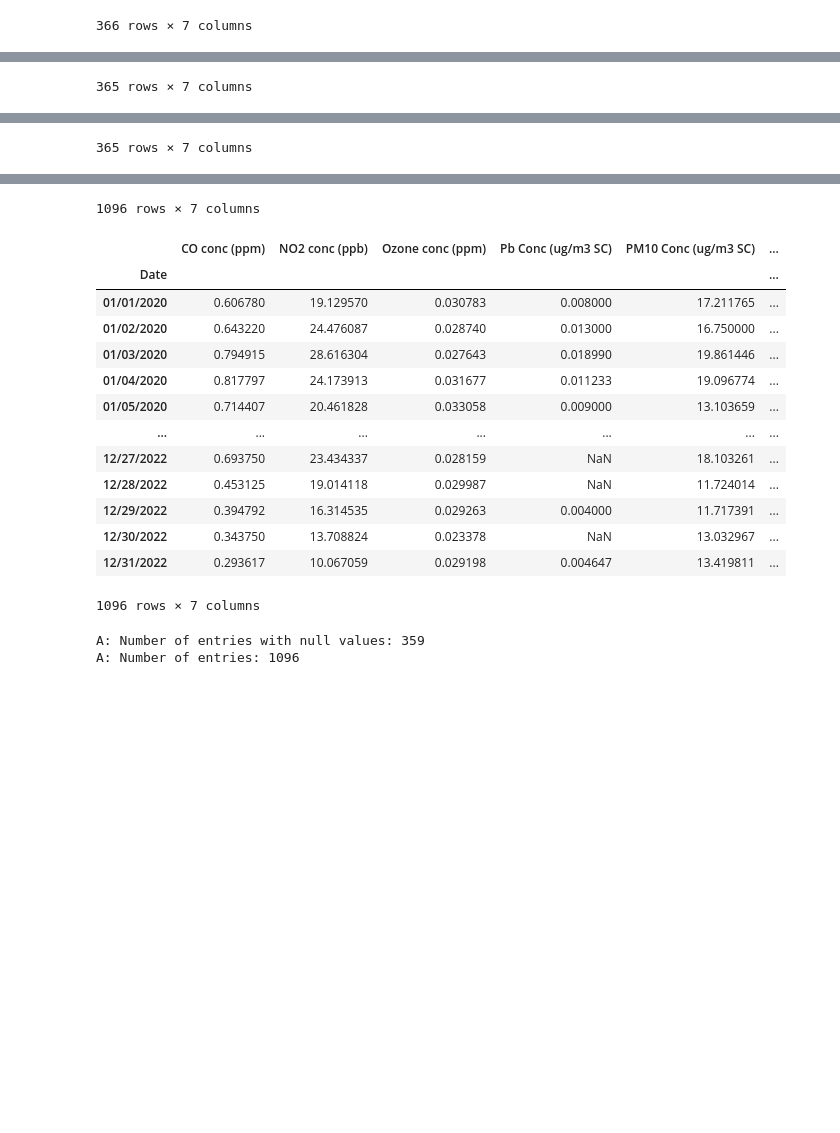
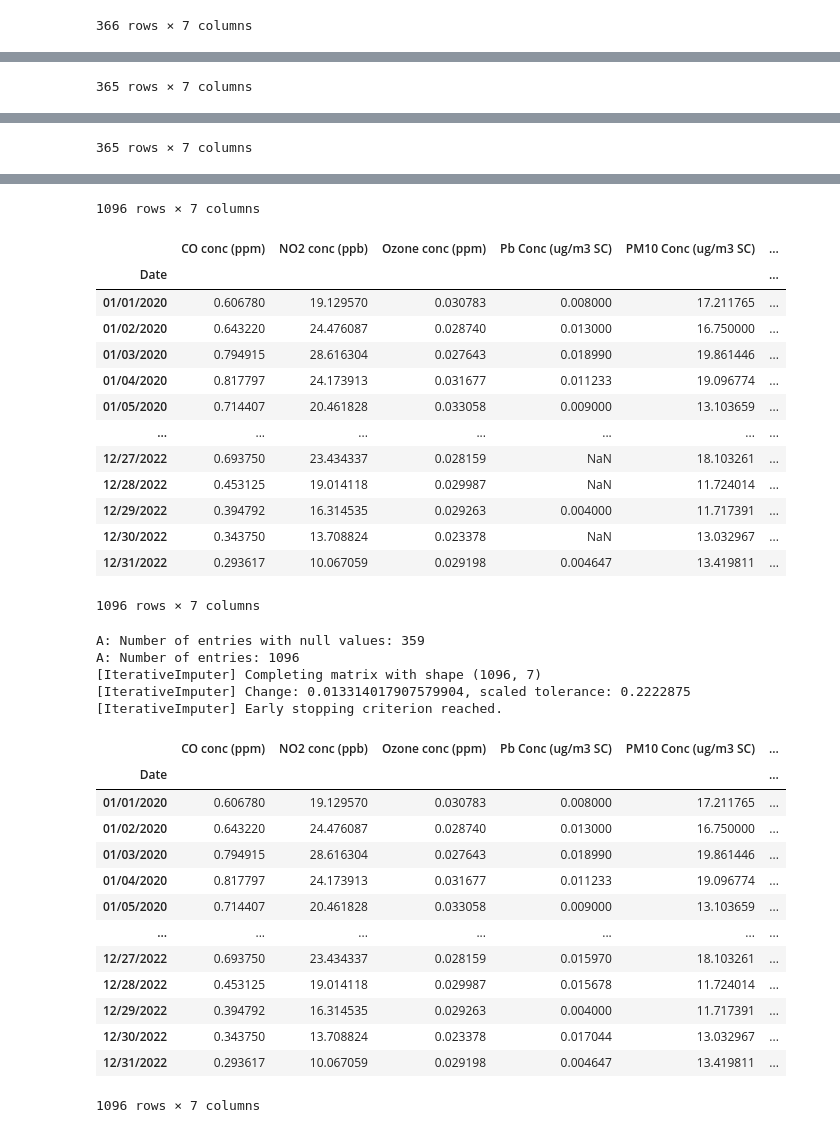
Before and after one commit to YSHebron/cs180-final-project, a Jupyter notebook: cs180-fp-2.ipynb, the cells around one changed output, grey strips where cells are left out. Cells and saved outputs as stored; diff of their text form; code cells hidden in the pictures; blank space fills up the shorter version.

Commit message:
feat: dataA imputation done, to find and merge with dataB

```diff
--- a/cs180-fp-2.ipynb
+++ b/cs180-fp-2.ipynb
@@ -55,6 +55,21 @@ import seaborn as sns
 # Dataset A impute
 print("A: Number of entries with null values:", dataA.isna().any(axis=1).sum())
 print("A: Number of entries:", dataA.shape[0])
+
+# These imports are important, imputer relies on them.
+
+from sklearn import preprocessing
+from sklearn.impute import SimpleImputer
+from sklearn.experimental import enable_iterative_imputer   # Important!
+from sklearn.impute import IterativeImputer     # default imputer is BayesianRidge
+
+from sklearn.linear_model import BayesianRidge
+
+# Initialize imputer
+imp = IterativeImputer(max_iter=100, random_state=1, verbose=True)
+dataA[:] = imp.fit_transform(dataA)
+
+dataA
 # %% [output]
 |  | Daily Max 8-hour CO Concentration | Daily Max 1-hour NO2 Concentration | Daily Max 8-hour Ozone Concentration | Daily Mean Pb Concentration | ... |
 | Date |  |  |  |  | ... |
@@ -101,30 +116,47 @@ print("A: Number of entries:", dataA.shape[0])
 |  | Daily Max 8-hour CO Concentration | Daily Max 1-hour NO2 Concentration | Daily Max 8-hour Ozone Concentration | Daily Mean Pb Concentration | ... |
 | Date |  |  |  |  | ... |
 | 01/01/2020 | 0.606780 | 19.129570 | 0.030783 | 0.008000 | ... |
 | 01/02/2020 | 0.643220 | 24.476087 | 0.028740 | 0.013000 | ... |
 | 01/03/2020 | 0.794915 | 28.616304 | 0.027643 | 0.018990 | ... |
 | 01/04/2020 | 0.817797 | 24.173913 | 0.031677 | 0.011233 | ... |
 | 01/05/2020 | 0.714407 | 20.461828 | 0.033058 | 0.009000 | ... |
 | ... | ... | ... | ... | ... | ... |
 | 12/27/2022 | 0.693750 | 23.434337 | 0.028159 | NaN | ... |
 | 12/28/2022 | 0.453125 | 19.014118 | 0.029987 | NaN | ... |
 | 12/29/2022 | 0.394792 | 16.314535 | 0.029263 | 0.004000 | ... |
 | 12/30/2022 | 0.343750 | 13.708824 | 0.023378 | NaN | ... |
 | 12/31/2022 | 0.293617 | 10.067059 | 0.029198 | 0.004647 | ... |
 1096 rows × 7 columns
 |  | CO conc (ppm) | NO2 conc (ppb) | Ozone conc (ppm) | Pb Conc (ug/m3 SC) | PM10 Conc (ug/m3 SC) | ... |
 | Date |  |  |  |  |  | ... |
 | 01/01/2020 | 0.606780 | 19.129570 | 0.030783 | 0.008000 | 17.211765 | ... |
 | 01/02/2020 | 0.643220 | 24.476087 | 0.028740 | 0.013000 | 16.750000 | ... |
 | 01/03/2020 | 0.794915 | 28.616304 | 0.027643 | 0.018990 | 19.861446 | ... |
 | 01/04/2020 | 0.817797 | 24.173913 | 0.031677 | 0.011233 | 19.096774 | ... |
 | 01/05/2020 | 0.714407 | 20.461828 | 0.033058 | 0.009000 | 13.103659 | ... |
 | ... | ... | ... | ... | ... | ... | ... |
 | 12/27/2022 | 0.693750 | 23.434337 | 0.028159 | NaN | 18.103261 | ... |
 | 12/28/2022 | 0.453125 | 19.014118 | 0.029987 | NaN | 11.724014 | ... |
 | 12/29/2022 | 0.394792 | 16.314535 | 0.029263 | 0.004000 | 11.717391 | ... |
 | 12/30/2022 | 0.343750 | 13.708824 | 0.023378 | NaN | 13.032967 | ... |
 | 12/31/2022 | 0.293617 | 10.067059 | 0.029198 | 0.004647 | 13.419811 | ... |
 1096 rows × 7 columns
 A: Number of entries with null values: 359
 A: Number of entries: 1096
+[IterativeImputer] Completing matrix with shape (1096, 7)
+[IterativeImputer] Change: 0.013314017907579904, scaled tolerance: 0.2222875
+[IterativeImputer] Early stopping criterion reached.
+|  | CO conc (ppm) | NO2 conc (ppb) | Ozone conc (ppm) | Pb Conc (ug/m3 SC) | PM10 Conc (ug/m3 SC) | ... |
+| Date |  |  |  |  |  | ... |
+| 01/01/2020 | 0.606780 | 19.129570 | 0.030783 | 0.008000 | 17.211765 | ... |
+| 01/02/2020 | 0.643220 | 24.476087 | 0.028740 | 0.013000 | 16.750000 | ... |
+| 01/03/2020 | 0.794915 | 28.616304 | 0.027643 | 0.018990 | 19.861446 | ... |
+| 01/04/2020 | 0.817797 | 24.173913 | 0.031677 | 0.011233 | 19.096774 | ... |
+| 01/05/2020 | 0.714407 | 20.461828 | 0.033058 | 0.009000 | 13.103659 | ... |
+| ... | ... | ... | ... | ... | ... | ... |
+| 12/27/2022 | 0.693750 | 23.434337 | 0.028159 | 0.015970 | 18.103261 | ... |
+| 12/28/2022 | 0.453125 | 19.014118 | 0.029987 | 0.015678 | 11.724014 | ... |
+| 12/29/2022 | 0.394792 | 16.314535 | 0.029263 | 0.004000 | 11.717391 | ... |
+| 12/30/2022 | 0.343750 | 13.708824 | 0.023378 | 0.017044 | 13.032967 | ... |
+| 12/31/2022 | 0.293617 | 10.067059 | 0.029198 | 0.004647 | 13.419811 | ... |
+1096 rows × 7 columns
```
